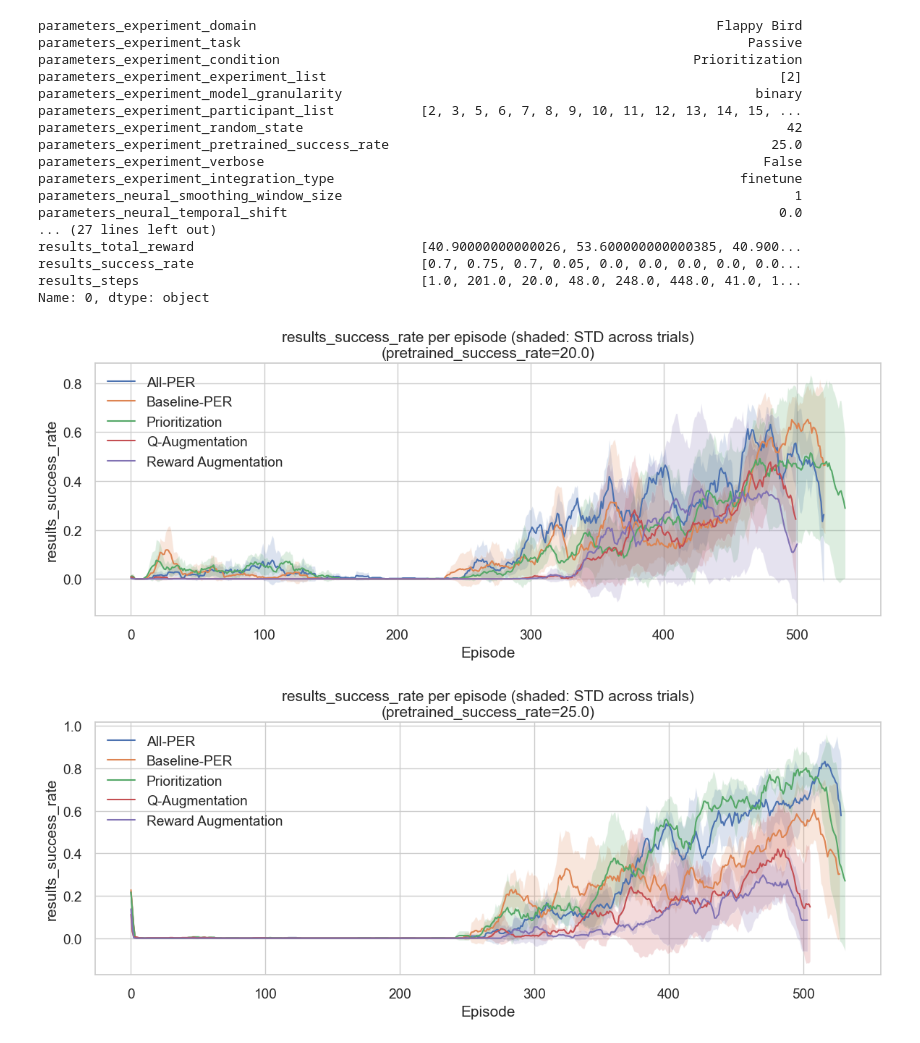
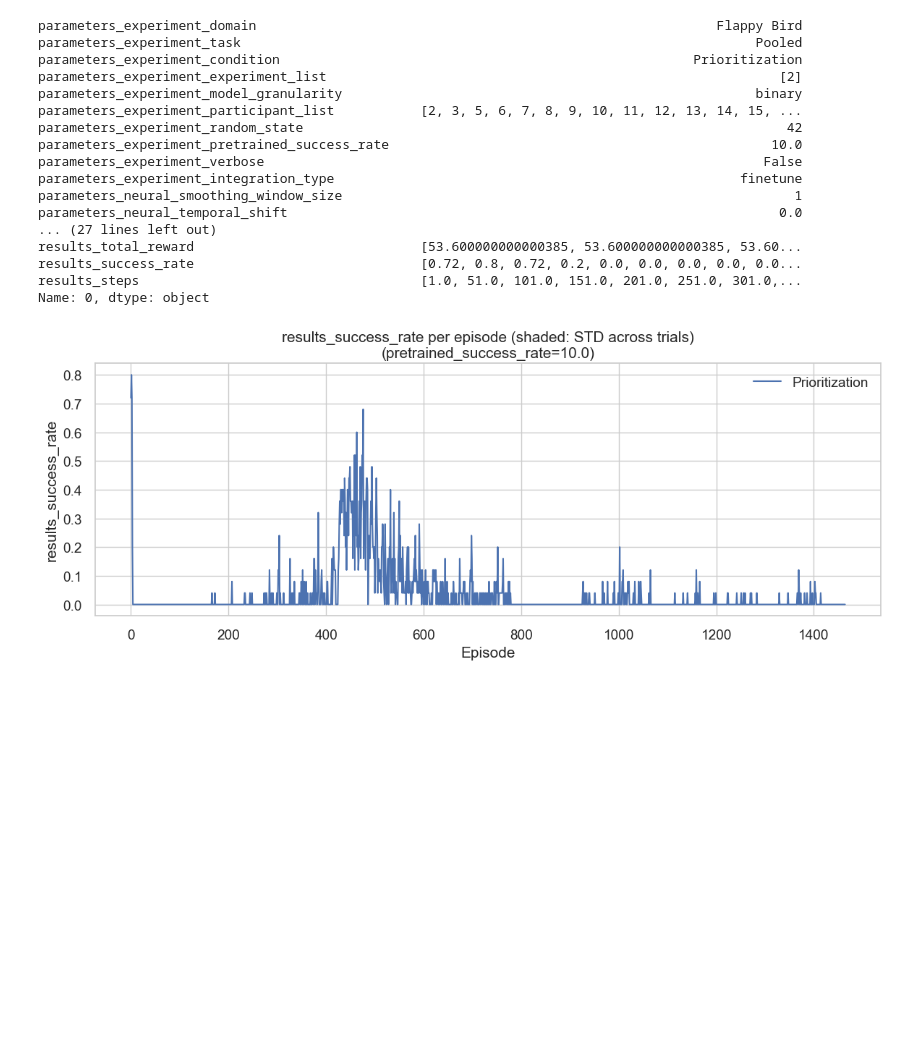
Before and after one commit to your-profile/OfflineNeuroloop, a Jupyter notebook: src/results/visualization_conditions.ipynb, the cells around one changed output. Saved outputs shown, nothing was run; the diff lists cells and outputs as text; code cells hidden in the pictures; blank space fills up the shorter version.

Commit message:
separate experiment types

```diff
--- a/src/results/visualization_conditions.ipynb
+++ b/src/results/visualization_conditions.ipynb
@@ -17,7 +17,7 @@ import seaborn as sns
 sns.set('notebook', font_scale=1.25, style='whitegrid')
 # %%
 DATA_PATH = '.'
-visualization_file_name = 'trial_results_checkpoints.csv'
+visualization_file_name = 'trial_results_checkpoints_PER.csv'
 # %%
 if not os.path.exists(os.path.join(DATA_PATH, visualization_file_name)):
     try:
@@ -117,21 +117,21 @@ condition_results = get_result_groups(results, GROUPBY_FIELD, model_noise=MODEL_
 results.iloc[0]
 # %% [output]
 parameters_experiment_domain                                                           Flappy Bird
-parameters_experiment_task                                                                 Passive
+parameters_experiment_task                                                                  Pooled
 parameters_experiment_condition                                                     Prioritization
 parameters_experiment_experiment_list                                                          [2]
 parameters_experiment_model_granularity                                                     binary
 parameters_experiment_participant_list           [2, 3, 5, 6, 7, 8, 9, 10, 11, 12, 13, 14, 15, ...
 parameters_experiment_random_state                                                              42
-parameters_experiment_pretrained_success_rate                                                 25.0
+parameters_experiment_pretrained_success_rate                                                 10.0
 parameters_experiment_verbose                                                                False
 parameters_experiment_integration_type                                                    finetune
 parameters_neural_smoothing_window_size                                                          1
 parameters_neural_temporal_shift                                                               0.0
 ... (27 lines left out)
-results_total_reward                             [40.90000000000026, 53.600000000000385, 40.900...
-results_success_rate                             [0.7, 0.75, 0.7, 0.05, 0.0, 0.0, 0.0, 0.0, 0.0...
-results_steps                                    [1.0, 201.0, 20.0, 48.0, 248.0, 448.0, 41.0, 1...
+results_total_reward                             [53.600000000000385, 53.600000000000385, 53.60...
+results_success_rate                             [0.72, 0.8, 0.72, 0.2, 0.0, 0.0, 0.0, 0.0, 0.0...
+results_steps                                    [1.0, 51.0, 101.0, 151.0, 201.0, 251.0, 301.0,...
 Name: 0, dtype: object
 # %%
 import matplotlib.pyplot as plt
@@ -189,36 +189,35 @@ def plot_conditions_by_pretrained(results,
             if not all_metric_series:
                 continue
             # Pad all series to the same length for stacking
             max_len = max(len(arr) for arr in all_metric_series)
             padded = [np.pad(arr, (0, max_len - len(arr)), constant_values=np.nan) for arr in all_metric_series]
             stacked = np.vstack(padded)  # shape: (num_trials, num_episodes)
             # moving-average each trial
             ma_stacked = np.array([moving_average(row, window_size) for row in stacked])
             mean = np.nanmean(ma_stacked, axis=0)
             std = np.nanstd(ma_stacked, axis=0)
             steps = np.arange(len(mean))
             plt.plot(steps, mean, label=cond)
             plt.fill_between(steps, mean-std, mean+std, alpha=0.2)
         plt.xlabel('Episode')
         plt.ylabel(metric)
         plt.title(f'{metric} per episode (shaded: STD across trials)\n(pretrained_success_rate={pretrained_val})')
         plt.legend()
         plt.tight_layout()
         plt.show()
 
 # Usage: separates plots by pretrained value, within each plot: all conditions
 plot_conditions_by_pretrained(
     results,
     condition_field='parameters_experiment_condition',
     pretrained_field='parameters_experiment_pretrained_success_rate',
     metric='results_success_rate',
-    window_size=10,
+    window_size=1,
     model_noise=MODEL_NOISE,
     temporal_shift=TEMPORAL_SHIFT
 )
 # %% [output]
-[figure, old version]
+[figure, new version]
-[figure, removed]
 # %%
 plot_conditions_by_pretrained(
     results,
```
Also changed, not shown: parts of 1 cell of this notebook, 21 other files.
